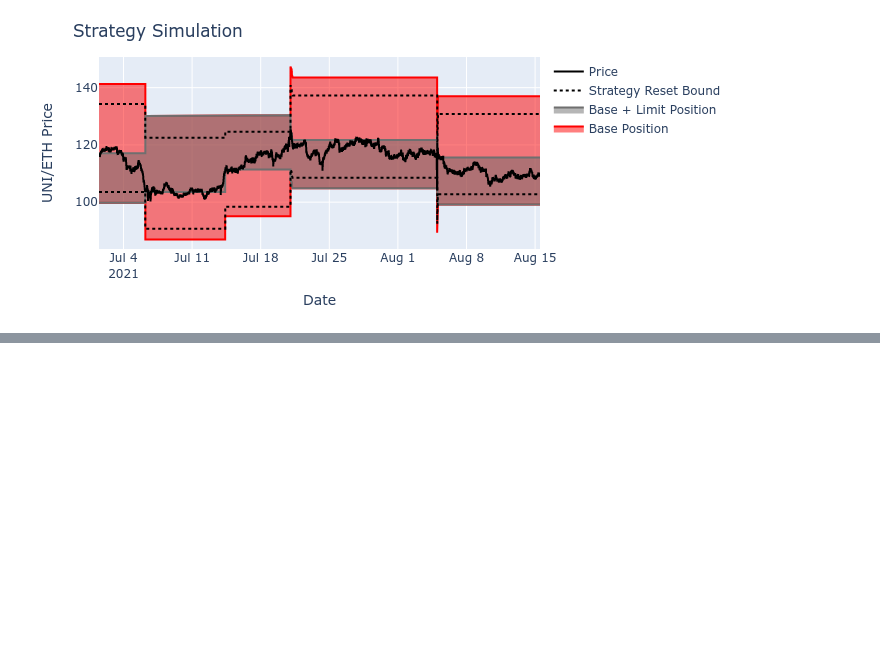
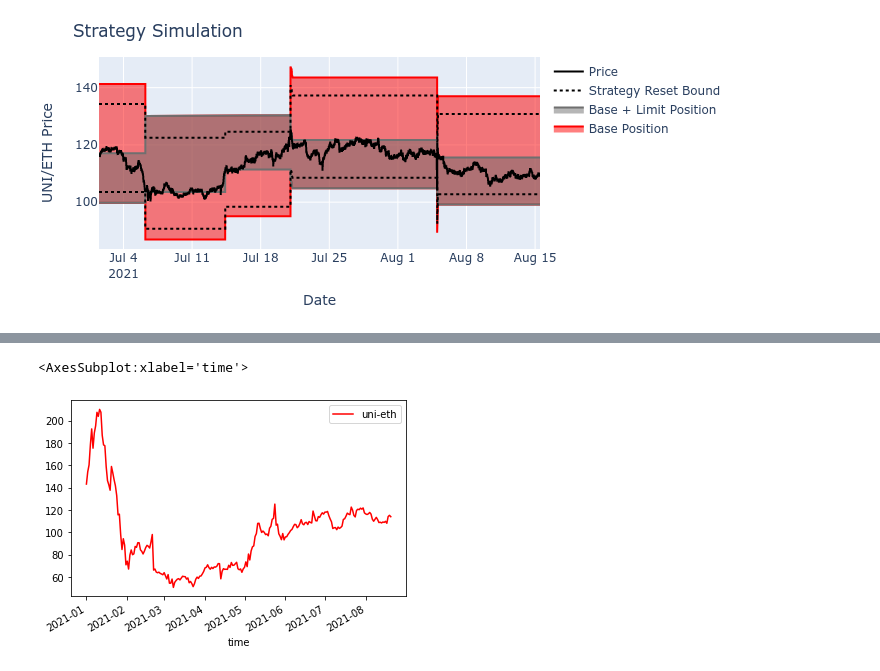
Before and after one commit to ricardgardella/active-strategy-framework, a Jupyter notebook: UniswapSimulation.ipynb, the cells around one changed output, grey strips where cells are left out. Saved outputs shown, nothing was run; the diff lists cells and outputs as text; code cells hidden in the pictures; blank space fills up the shorter version.

```diff
--- a/UniswapSimulation.ipynb
+++ b/UniswapSimulation.ipynb
@@ -396,0 +343,7 @@ fig_strategy.show(renderer="png")
+# %%
+price_chart = pd.DataFrame({'uni-eth': 1/price_data_filtered['quotePrice']})
+price_chart = price_chart.rename_axis(index={'time_pd':'time'})
+price_chart.plot(color='red')
+# %% [output]
+<AxesSubplot:xlabel='time'>
+[figure, added]
```
Also changed, not shown: parts of 11 cells of this notebook, 2 other files.
